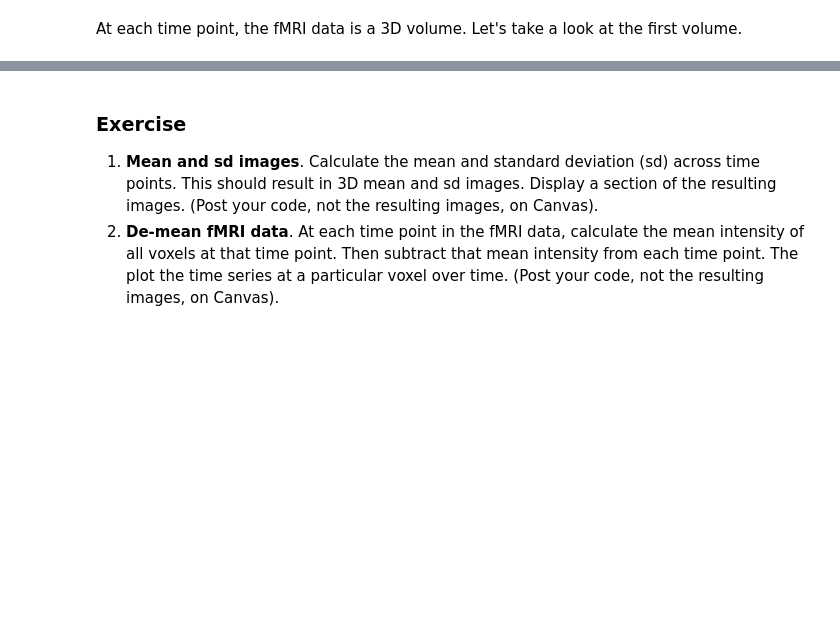
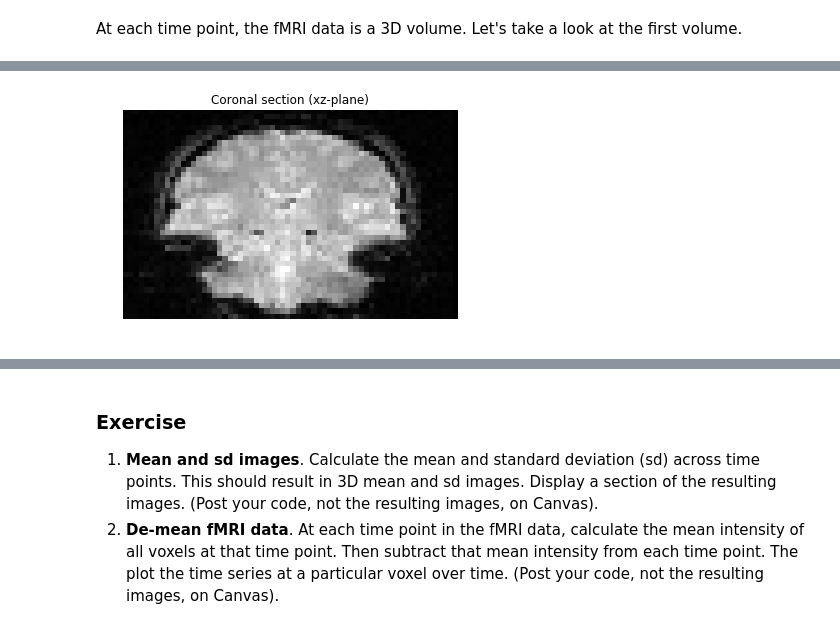
Before and after one commit to sathayas/JupyterfMRIFall2018, a Jupyter notebook: NumPy.ipynb, the cells around one changed output, grey strips where cells are left out. Saved outputs shown, nothing was run; the diff lists cells and outputs as text; code cells hidden in the pictures; blank space fills up the shorter version.

```diff
--- a/NumPy.ipynb
+++ b/NumPy.ipynb
@@ -533,7 +665,9 @@ plt.show()
 # %%
 show_section(X_fMRI,'xz',ySlice, tSlice)
-plt.title('Coronal section (yz-plane)')
+plt.title('Coronal section (xz-plane)')
 plt.show()
+# %% [output]
+[figure, added]
 # %%
 show_section(X_fMRI,'yz',xSlice, tSlice)
 plt.title('Sagittal section (yz-plane)')
```
Also changed, not shown: parts of 28 cells of this notebook.
